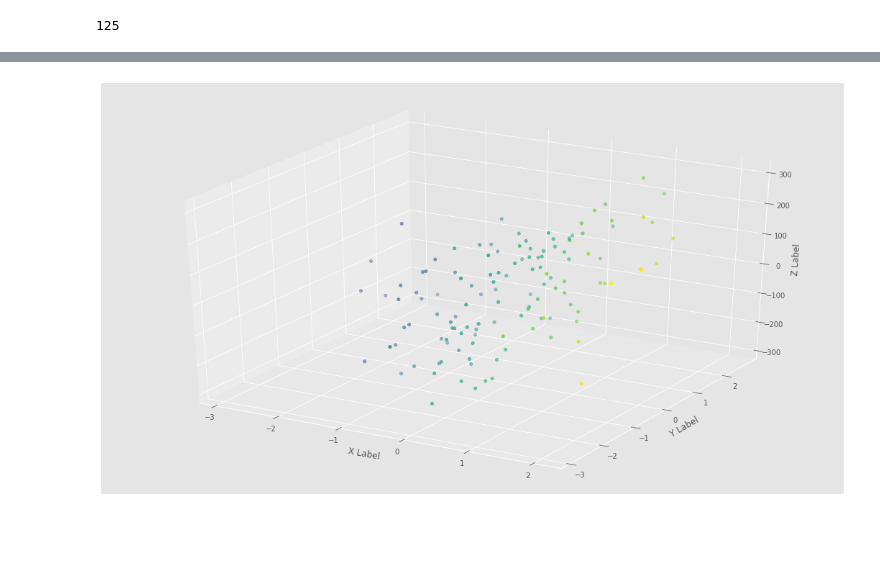
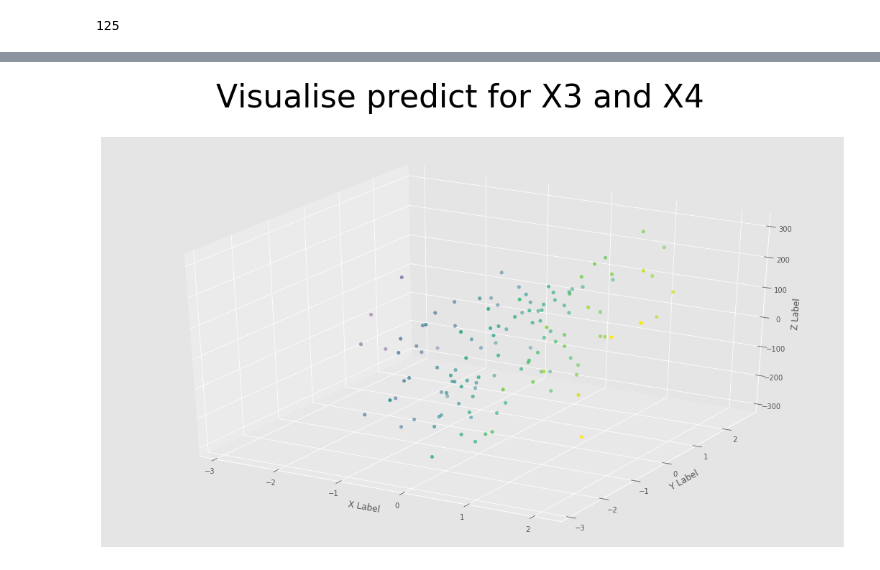
Before and after one commit to kotova0420/ML, a Jupyter notebook: sem7/ML1.2 Регрессия на чистых данных.ipynb, the cells around one changed output, grey strips where cells are left out. Saved outputs shown, nothing was run; the diff lists cells and outputs as text; code cells hidden in the pictures; blank space fills up the shorter version.

```diff
--- a/sem7/ML1.2 Регрессия на чистых данных.ipynb
+++ b/sem7/ML1.2 Регрессия на чистых данных.ipynb
@@ -123,18 +129,20 @@ plt.show()
 # %%
 fig = plt.figure()
 fig.set_size_inches(18.5, 10.5)
 
 ax = fig.add_subplot(projection='3d')
+fig.suptitle('Visualise predict for X3 and X4', fontsize=44)
 
 zline = np.array(y_pred)
 xline = np.array(X[3])
 yline = np.array(X[4])
 ax.scatter3D(xline, yline, zline, c = xline)
 
 ax.set_xlabel('X Label')
 ax.set_ylabel('Y Label')
 ax.set_zlabel('Z Label')
+plt.savefig('second.png')
 
 plt.show()
 # %% [output]
-[figure, old version]
+[figure, new version]
```
Also changed, not shown: parts of 2 cells of this notebook, 1 other file.
